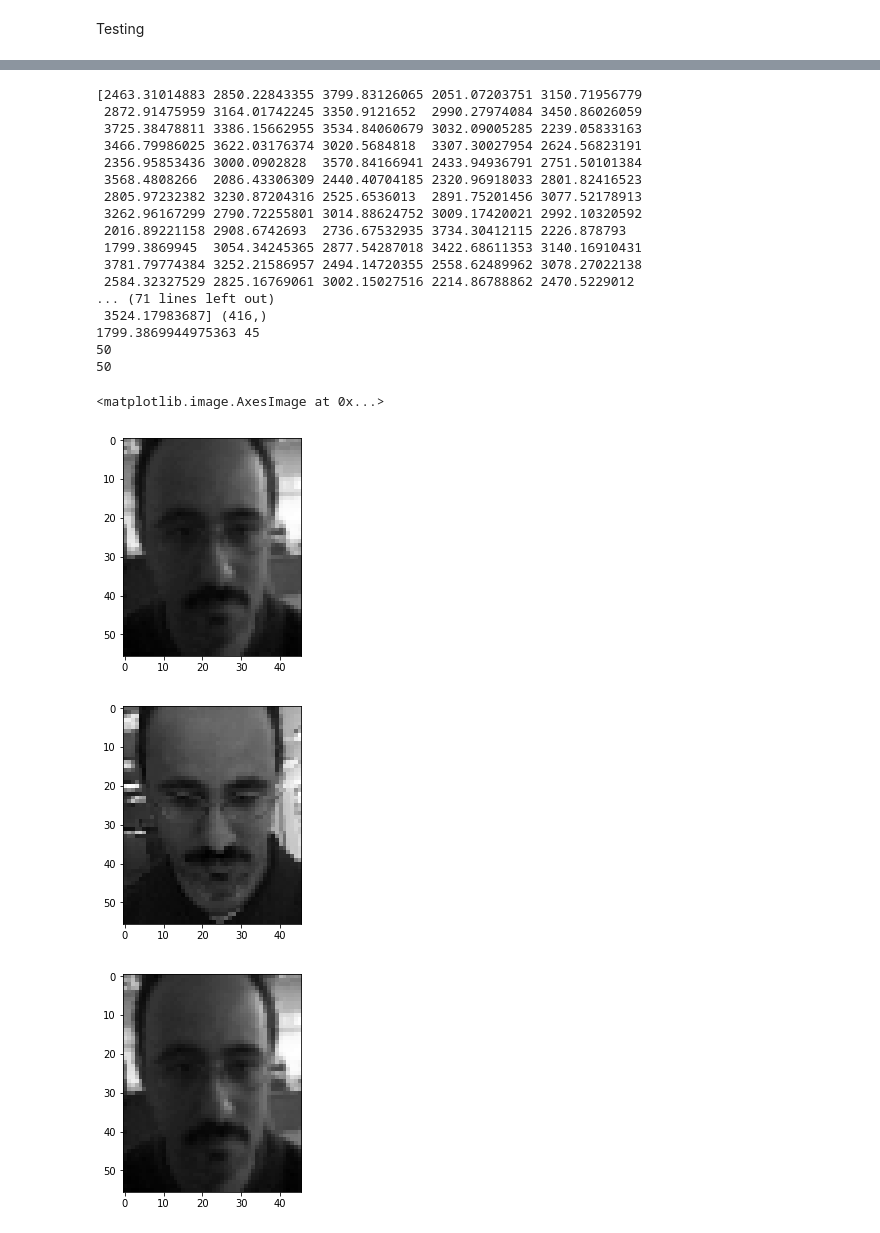
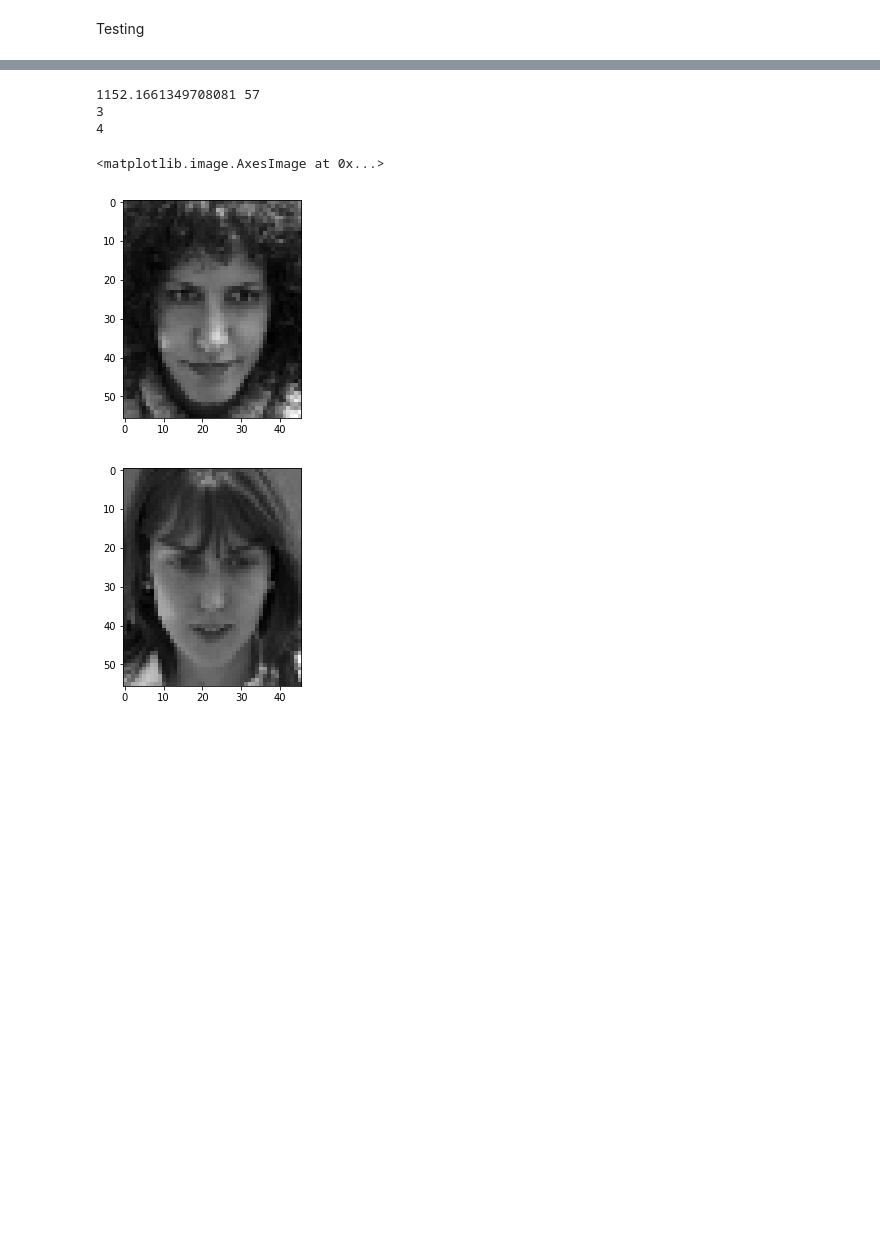
Before and after one commit to Karcsi127/patterrec1, a Jupyter notebook: exercise1.ipynb, the cells around one changed output, grey strips where cells are left out. Cells and saved outputs as stored; diff of their text form; code cells hidden in the pictures; blank space fills up the shorter version.

```diff
--- a/exercise1.ipynb
+++ b/exercise1.ipynb
@@ -206,7 +206,7 @@ plt.show()
 # %%
 # We keep the largest n eigenvalues and their corresponding eigenvectors n<=415, the other eigenvalues are zero
 
-n = 400
+n = 50
 eigvecs_best = eigvecs[:, :n]
 eigvals_best = eigvals[:n]
 
@@ -411,52 +470,30 @@ print (proj_pca_test_norm, proj_pca_test_norm.shape)
 # %%
 # Let's classify the first image
+
+# Print our actual image
 plt.imshow(np.reshape(pca_test[0, :], (46,56)).T, cmap = 'gist_gray')
-plt.figure()
 
-distances = np.zeros(416)
+# How far is the image from each of the testing points?
+distance = np.zeros(416)
+for i in range(416):
+    distance[i] = np.linalg.norm(proj_pca_train_norm[i, :]-proj_pca_test_norm[0, :])
+print (distance.min(), distance.argmin())
 
-for i in range(416):
-    distances[i] = np.linalg.norm(proj_pca_train_norm[i, :]-proj_pca_test_norm[0, :])
-
-print (distances, distances.shape)
-
-smallest_distance = distances.min()
-smallest_index = distances.argmin()
-print (smallest_distance, smallest_index)
-
-# Which identity does it belong to according to the learning set?
-print (training[smallest_index, 2576])
+# Which identity does our picture belong to according to the learning set?
+print (training[distance.argmin(), 2576])
 # Which identity does it actually belong to?
 print (test[0, 2576])
 
 # Print the picture that our picture is the closest to
-plt.imshow(np.reshape(pca_train[smallest_index, :], (46,56)).T, cmap = 'gist_gray')
 plt.figure()
-
-# Print our actual image
-plt.imshow(np.reshape(pca_test[0, :], (46,56)).T, cmap = 'gist_gray')
+plt.imshow(np.reshape(pca_train[distance.argmin(), :], (46,56)).T, cmap = 'gist_gray')
 # %% [output]
-[2463.31014883 2850.22843355 3799.83126065 2051.07203751 3150.71956779
- 2872.91475959 3164.01742245 3350.9121652  2990.27974084 3450.86026059
- 3725.38478811 3386.15662955 3534.84060679 3032.09005285 2239.05833163
- 3466.79986025 3622.03176374 3020.5684818  3307.30027954 2624.56823191
- 2356.95853436 3000.0902828  3570.84166941 2433.94936791 2751.50101384
- 3568.4808266  2086.43306309 2440.40704185 2320.96918033 2801.82416523
- 2805.97232382 3230.87204316 2525.6536013  2891.75201456 3077.52178913
- 3262.96167299 2790.72255801 3014.88624752 3009.17420021 2992.10320592
- 2016.89221158 2908.6742693  2736.67532935 3734.30412115 2226.878793
- 1799.3869945  3054.34245365 2877.54287018 3422.68611353 3140.16910431
- 3781.79774384 3252.21586957 2494.14720355 2558.62489962 3078.27022138
- 2584.32327529 2825.16769061 3002.15027516 2214.86788862 2470.5229012
-... (71 lines left out)
- 3524.17983687] (416,)
-1799.3869944975363 45
-50
-50
+1152.1661349708081 57
+3
+4
 <matplotlib.image.AxesImage at 0x...>
-[figure, old version]
+[figure, new version]
-[figure, old version]
+[figure, new version]
-[figure, removed]
 # %%
 # Now let's do this for all of the testing images
 
```
Also changed, not shown: parts of 21 cells of this notebook.
